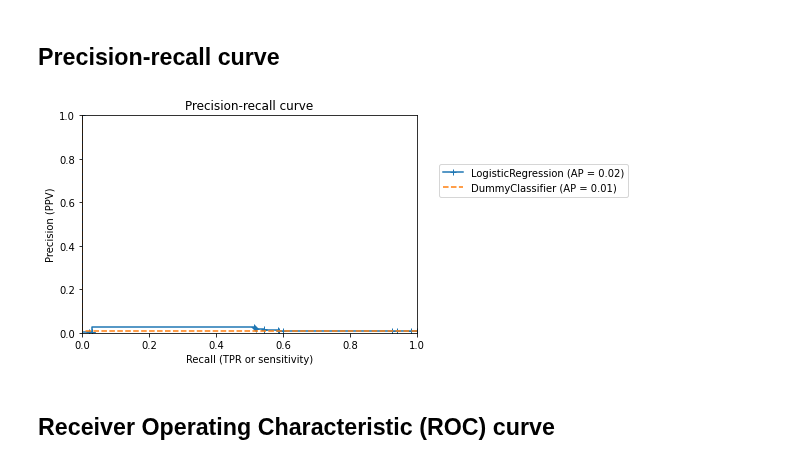
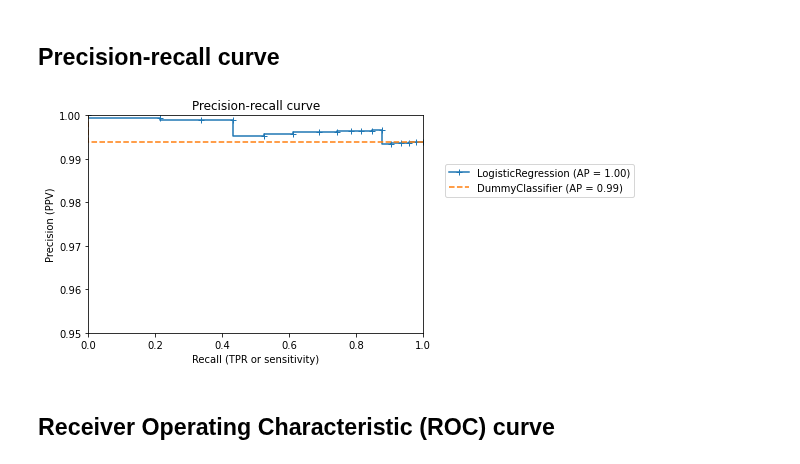
Before and after one commit to Alvaroguijarro97/ML_Group_Project, a Jupyter notebook: Dataframes_combined.ipynb, the cells around one changed output. Cells and saved outputs as stored; diff of their text form; code cells hidden in the pictures.

```diff
--- a/Dataframes_combined.ipynb
+++ b/Dataframes_combined.ipynb
@@ -525,29 +541,29 @@ Accuracy of the dummy classifier: 0.994
 # %%
 # Define threshold (by default 0.50 in a binary classification problem), and recalculate statistics
 # Precision-recall curve:
 from sklearn.metrics import PrecisionRecallDisplay
 
 disp = PrecisionRecallDisplay.from_estimator(
-    classifier, X_test, y_test, pos_label= 1,
+    classifier, X_test, y_test, pos_label= 0,
     marker="+"
 )
 disp = PrecisionRecallDisplay.from_estimator(
-    dummy_classifier, X_test, y_test, pos_label= 1,
+    dummy_classifier, X_test, y_test, pos_label= 0,
     color="tab:orange", linestyle="--", ax=disp.ax_)
 plt.xlabel("Recall (TPR or sensitivity)")
 plt.ylabel("Precision (PPV)")
 plt.xlim(0, 1)
-plt.ylim(0, 1)
+plt.ylim(0.95, 1)
 plt.legend(bbox_to_anchor=(1.05, 0.8), loc="upper left")
 _ = disp.ax_.set_title("Precision-recall curve")
 
 # Each blue cross = probability value used as a decision threshold
 # Varying decision threshold, getting different precision vs. recall values
 # A perfect classifier would have a precision of 1 for all recall values
 # Average precision (AP) is the area under the curve (Ideal classifier: AP = 1)
 # AP of DummyClassifier coincides with the proportion of number of the positive class in the sample ("prevalence of the positive class")
 # %% [output]
-[figure, old version]
+[figure, new version]
 # %% [markdown]
 ## Receiver Operating Characteristic (ROC) curve
 # %%
```
Also changed, not shown: parts of 2 cells of this notebook.
